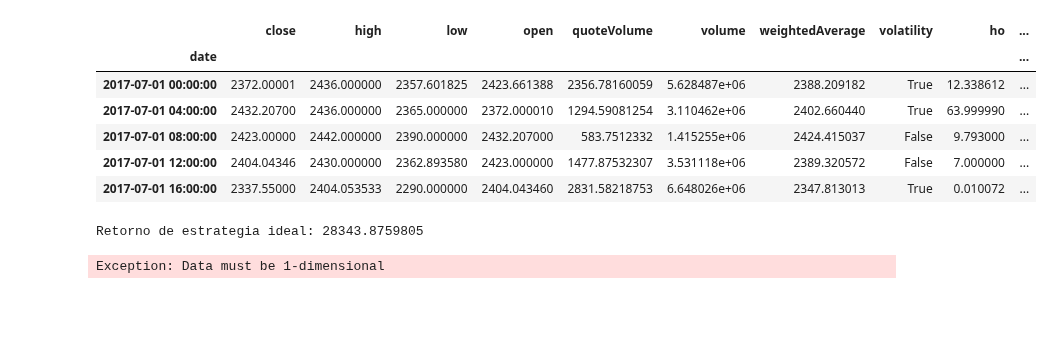
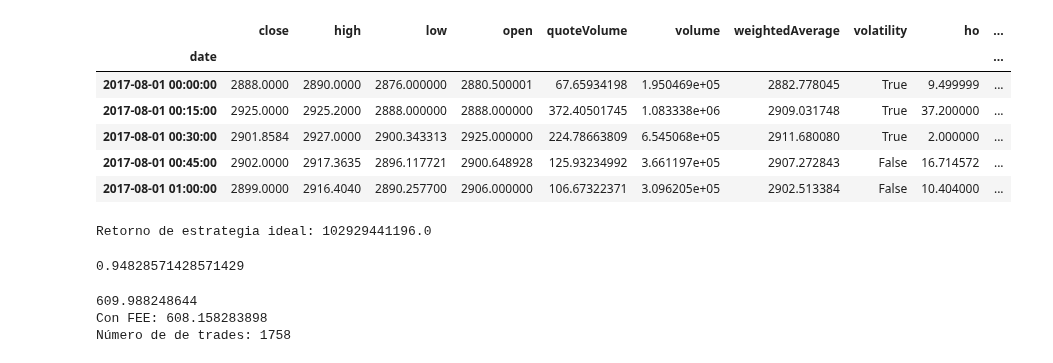
Before and after one commit to ADCryptoSolutions/adcb, a Jupyter notebook: Period_ML_strategy.ipynb, the cells around one changed output. Saved outputs shown, nothing was run; the diff lists cells and outputs as text; code cells hidden in the pictures; blank space fills up the shorter version.

Commit message:
Se termina backTesting estrategia estilo opciones con ML
Se agrega al backTesting el fee y stop loss. La estrategía pareciera estar sobre ajustada, hay que revisar.

```diff
--- a/Period_ML_strategy.ipynb
+++ b/Period_ML_strategy.ipynb
@@ -1,45 +1,44 @@
 # %%
 import pandas as pd
 import pylab as plt
 from tusp import string2ts, ts2string
 from bot import prepareData,marketReturn
 import numpy as np
 %matplotlib inline
 plt.rcParams['figure.figsize'] = 15, 8
 
 # trayendo y preparando datos
 df  = prepareData(pair="USDT_BTC",
-                  start=string2ts("2017-07-01 00:00:00"),
-                  end=string2ts("2018-03-01 00:00:00"),
-                  period=3600*4)
-"""
-# calculando el retorno del mercado hasta el 4 quitil y del ultimo quintil
-df_train = df.loc["2014-09-10 00:00:00":"2017-06-01 00:00:00",:]
-df_test = df.loc["2017-06-01 00:00:00":"2017-09-01 00:00:00",:]
-"""
+                  start=string2ts("2017-08-01 00:00:00"),
+                  end=string2ts("2018-04-01 00:00:00"),
+                  period=3600/4)
+
+
 per = 0.85
 cum_return1 = marketReturn(df[:int(len(df)*per)]["close"])
 
 
 df["ho"] = df["high"]-df["open"]
 df["lo"] = df["low"]-df["open"]
 
 df["outcome"] = (df["close"]>df["open"])*2-1
 
 ts_1 = df.shift(1)
 ts_2 = df.shift(2)
 
 df["feat1"] = df["close"] > ts_1["close"]
 df["feat2"] = df["close"] > ts_2["close"]
+
+df["gain"] = df["close"] - df["open"]
 df.head()
 # %% [output]
 |  | close | high | low | open | quoteVolume | volume | weightedAverage | volatility | ho | ... |
 | date |  |  |  |  |  |  |  |  |  | ... |
-| 2017-07-01 00:00:00 | 2372.00001 | 2436.000000 | 2357.601825 | 2423.661388 | 2356.78160059 | 5.628487e+06 | 2388.209182 | True | 12.338612 | ... |
-| 2017-07-01 04:00:00 | 2432.20700 | 2436.000000 | 2365.000000 | 2372.000010 | 1294.59081254 | 3.110462e+06 | 2402.660440 | True | 63.999990 | ... |
-| 2017-07-01 08:00:00 | 2423.00000 | 2442.000000 | 2390.000000 | 2432.207000 | 583.7512332 | 1.415255e+06 | 2424.415037 | False | 9.793000 | ... |
-| 2017-07-01 12:00:00 | 2404.04346 | 2430.000000 | 2362.893580 | 2423.000000 | 1477.87532307 | 3.531118e+06 | 2389.320572 | False | 7.000000 | ... |
-| 2017-07-01 16:00:00 | 2337.55000 | 2404.053533 | 2290.000000 | 2404.043460 | 2831.58218753 | 6.648026e+06 | 2347.813013 | True | 0.010072 | ... |
+| 2017-08-01 00:00:00 | 2888.0000 | 2890.0000 | 2876.000000 | 2880.500001 | 67.65934198 | 1.950469e+05 | 2882.778045 | True | 9.499999 | ... |
+| 2017-08-01 00:15:00 | 2925.0000 | 2925.2000 | 2888.000000 | 2888.000000 | 372.40501745 | 1.083338e+06 | 2909.031748 | True | 37.200000 | ... |
+| 2017-08-01 00:30:00 | 2901.8584 | 2927.0000 | 2900.343313 | 2925.000000 | 224.78663809 | 6.545068e+05 | 2911.680080 | True | 2.000000 | ... |
+| 2017-08-01 00:45:00 | 2902.0000 | 2917.3635 | 2896.117721 | 2900.648928 | 125.93234992 | 3.661197e+05 | 2907.272843 | False | 16.714572 | ... |
+| 2017-08-01 01:00:00 | 2899.0000 | 2916.4040 | 2890.257700 | 2906.000000 | 106.67322371 | 3.096205e+05 | 2902.513384 | False | 10.404000 | ... |
 # %%
 from stockstats import StockDataFrame
 from profit import profit
@@ -62,7 +61,8 @@ data = pd.DataFrame(data={"price":df["close"],"pricew":df["weightedAverage"],"vo
                           "rsi":stock["rsi_14"],"macd":stock["macd"],"macds":stock["macds"],"cci":stock["cci"],
                           "wr":stock["wr_14"],"ideal_w":w4["w"],"volatility": df["volatility"],"close":df["close"],"kdjk":stock["kdjk"],
                           "kdjd":stock["kdjd"],"kdjj":stock["kdjj"], "dma":stock["dma"], "trix":stock["trix"],
-                          "vr":stock["vr"], "log_return":marketReturn(df["close"]), "feat1":df["feat1"], "feat2":df["feat2"]})
+                          "vr":stock["vr"], "log_return":marketReturn(df["close"]), "feat1":df["feat1"], "feat2":df["feat2"],
+                          "ideal_w2":df["outcome"], "gain":df["gain"], "lo":df["lo"]})
 
 
 data.replace([np.inf, -np.inf], np.nan, inplace=True)
@@ -72,19 +72,29 @@ data.fillna(method='bfill', inplace=True)
 train = data[1:int(len(data)*per)]
 test = data[int(len(data)*per):]
 
+fe2 = ["feat1", "feat2", "gain"]
 features = ["feat1", "feat2"]
 
-X, y = data[features], data["ideal_w"]
-X_train, y_train, X_test, y_test = train[features], train["ideal_w"], test[features], test["ideal_w"]
+train2, test2 = df[1:int(len(data)*per)], df[int(len(data)*per):]
+
+X_train, y_train, X_test, y_test = train[features], train["ideal_w2"], test[features], test["ideal_w2"]
+X_train2, X_test2 = train[fe2], test[fe2]
 # %% [output]
-Retorno de estrategia ideal: 28343.8759805
+Retorno de estrategia ideal: 102929441196.0
 # %%
 from xgboost import XGBClassifier
 from sklearn.metrics import accuracy_score
 
 clf = XGBClassifier(n_estimators=9, learning_rate=0.75, gamma=12)
 
+# solo cogiendo feat1 y feat2, no cogiendo gain
 clf.fit(X_train, y_train)
 
 pre_proba = clf.predict_proba(X_test)
+
+pre = clf.predict(X_test)
+
+accuracy_score(test2["outcome"], pre)
+# %% [output]
+0.94828571428571429
 # %%
@@ -101,12 +111,21 @@ def trade_with_stop(bar, slippage = 0, stop=None):
             return real_stop
     # stop == None
     return bar['gain']
-# %%
-STOP = -100
-threshold = 0.5
-
-w = pd.DataFrame(data={"w":pre,"close":test["close"], "pre_proba":pre_proba})
-
-df["pre"] = df["pre_proba"] > threshold
-# %% [output]
-Exception: Data must be 1-dimensional
+# %%
+STOP = None
+threshold = 0.5
+FEE = 0.0015
+
+w = pd.DataFrame(data={"pre":pre ,"close":test["close"], "w_prob":pre_proba[:,1], "outcome":test2["outcome"]})
+
+trades = test[w["pre"]==1][["gain", "close", "lo"]]
+trades["pnl"] = trades.apply(lambda x: trade_with_stop(x, FEE, STOP), axis=1)
+pnl = test[w["pre"]==1]["gain"]
+
+print pnl.cumsum()[-1]/w["close"][0]*100
+print "Con FEE:", trades["pnl"].cumsum()[-1]/w["close"][0]*100
+print "Número de de trades:", len(pnl)
+# %% [output]
+609.988248644
+Con FEE: 608.158283898
+Número de de trades: 1758
```
Also changed, not shown: parts of 5 cells of this notebook, 1 other file.
